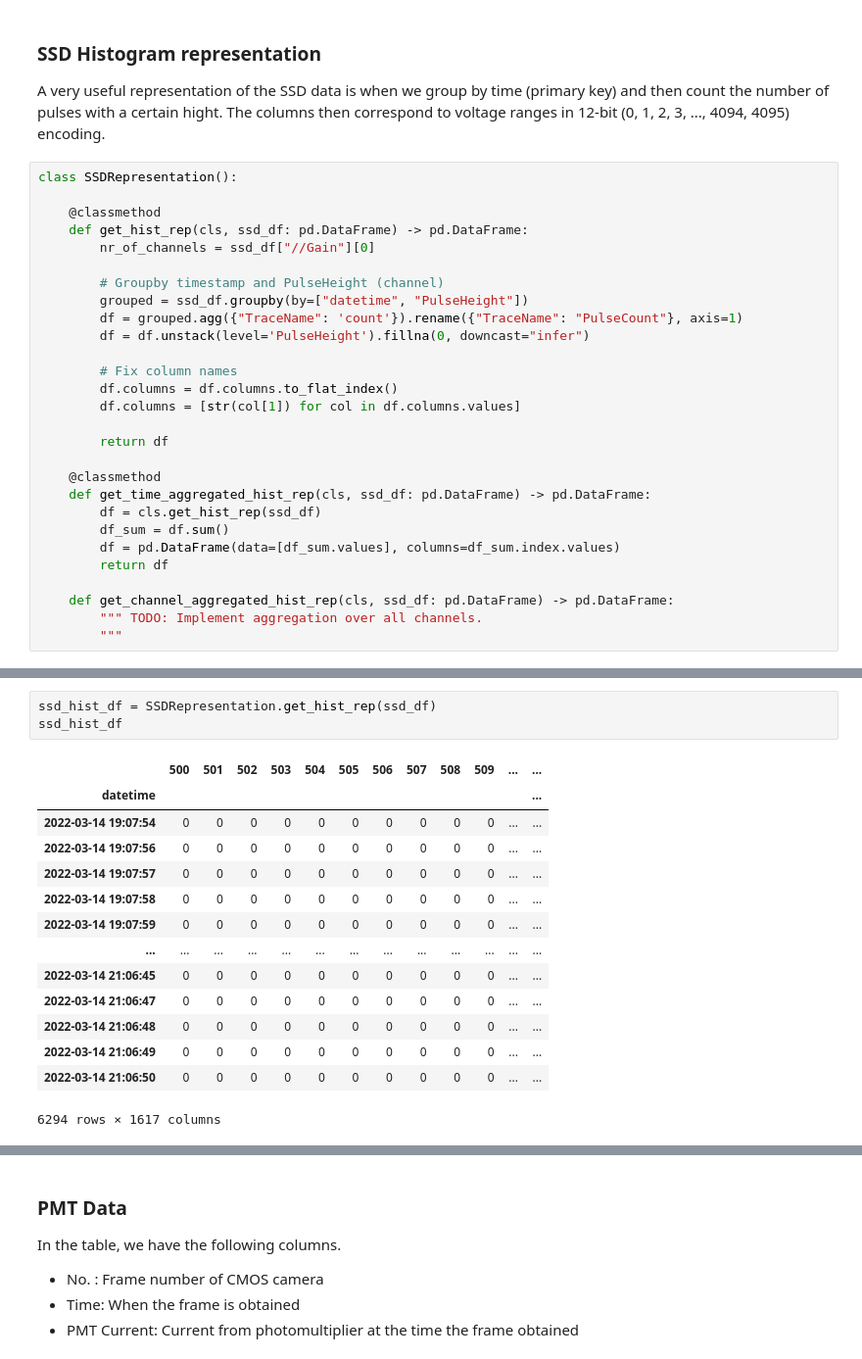
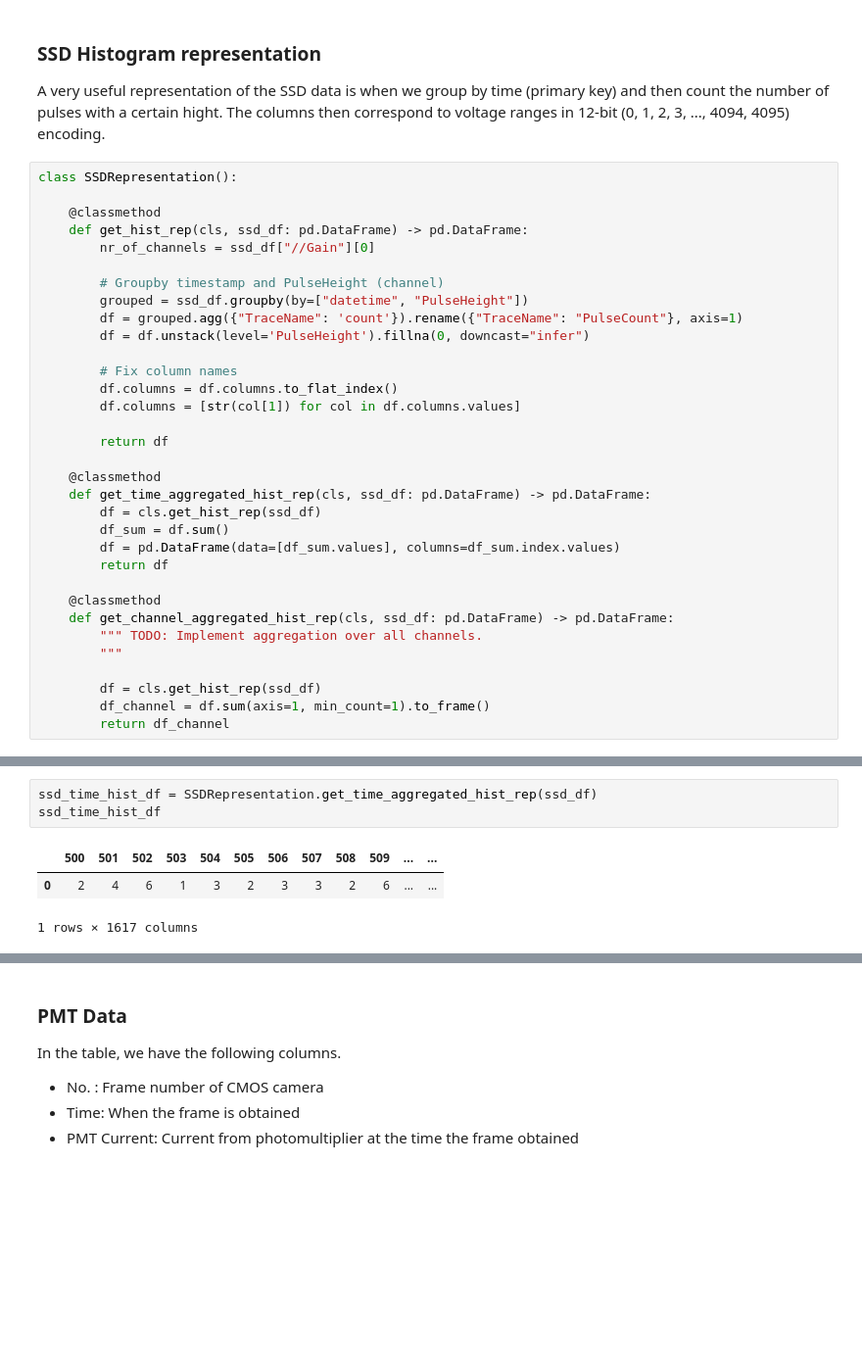
Before and after one commit to romanwixinger/data-engineering-utokyo, a Jupyter notebook: notebooks/data_exploration.ipynb, the cells around one changed output, grey strips where cells are left out. Shown at 98% size. Cells and saved outputs as stored; diff of their text form; blank space fills up the shorter version.

Commit message:
Added channel aggregated histogram for SSD.

```diff
--- a/notebooks/data_exploration.ipynb
+++ b/notebooks/data_exploration.ipynb
@@ -228,6 +228,11 @@ class SSDRepresentation():
         df = pd.DataFrame(data=[df_sum.values], columns=df_sum.index.values)
         return df
 
+    @classmethod
     def get_channel_aggregated_hist_rep(cls, ssd_df: pd.DataFrame) -> pd.DataFrame:
         """ TODO: Implement aggregation over all channels.
         """
+
+        df = cls.get_hist_rep(ssd_df)
+        df_channel = df.sum(axis=1, min_count=1).to_frame()
+        return df_channel
@@ -234,19 +257,8 @@ class SSDRepresentation():
 # %%
-ssd_hist_df = SSDRepresentation.get_hist_rep(ssd_df)
-ssd_hist_df
+ssd_time_hist_df = SSDRepresentation.get_time_aggregated_hist_rep(ssd_df)
+ssd_time_hist_df
 # %% [output]
 |  | 500 | 501 | 502 | 503 | 504 | 505 | 506 | 507 | 508 | 509 | ... | ... |
-| datetime |  |  |  |  |  |  |  |  |  |  |  | ... |
-| 2022-03-14 19:07:54 | 0 | 0 | 0 | 0 | 0 | 0 | 0 | 0 | 0 | 0 | ... | ... |
-| 2022-03-14 19:07:56 | 0 | 0 | 0 | 0 | 0 | 0 | 0 | 0 | 0 | 0 | ... | ... |
-| 2022-03-14 19:07:57 | 0 | 0 | 0 | 0 | 0 | 0 | 0 | 0 | 0 | 0 | ... | ... |
-| 2022-03-14 19:07:58 | 0 | 0 | 0 | 0 | 0 | 0 | 0 | 0 | 0 | 0 | ... | ... |
-| 2022-03-14 19:07:59 | 0 | 0 | 0 | 0 | 0 | 0 | 0 | 0 | 0 | 0 | ... | ... |
-| ... | ... | ... | ... | ... | ... | ... | ... | ... | ... | ... | ... | ... |
-| 2022-03-14 21:06:45 | 0 | 0 | 0 | 0 | 0 | 0 | 0 | 0 | 0 | 0 | ... | ... |
-| 2022-03-14 21:06:47 | 0 | 0 | 0 | 0 | 0 | 0 | 0 | 0 | 0 | 0 | ... | ... |
-| 2022-03-14 21:06:48 | 0 | 0 | 0 | 0 | 0 | 0 | 0 | 0 | 0 | 0 | ... | ... |
-| 2022-03-14 21:06:49 | 0 | 0 | 0 | 0 | 0 | 0 | 0 | 0 | 0 | 0 | ... | ... |
-| 2022-03-14 21:06:50 | 0 | 0 | 0 | 0 | 0 | 0 | 0 | 0 | 0 | 0 | ... | ... |
+| 0 | 2 | 4 | 6 | 1 | 3 | 2 | 3 | 3 | 2 | 6 | ... | ... |
-6294 rows × 1617 columns
+1 rows × 1617 columns
 # %%
```
Also changed, not shown: parts of 4 cells of this notebook.
